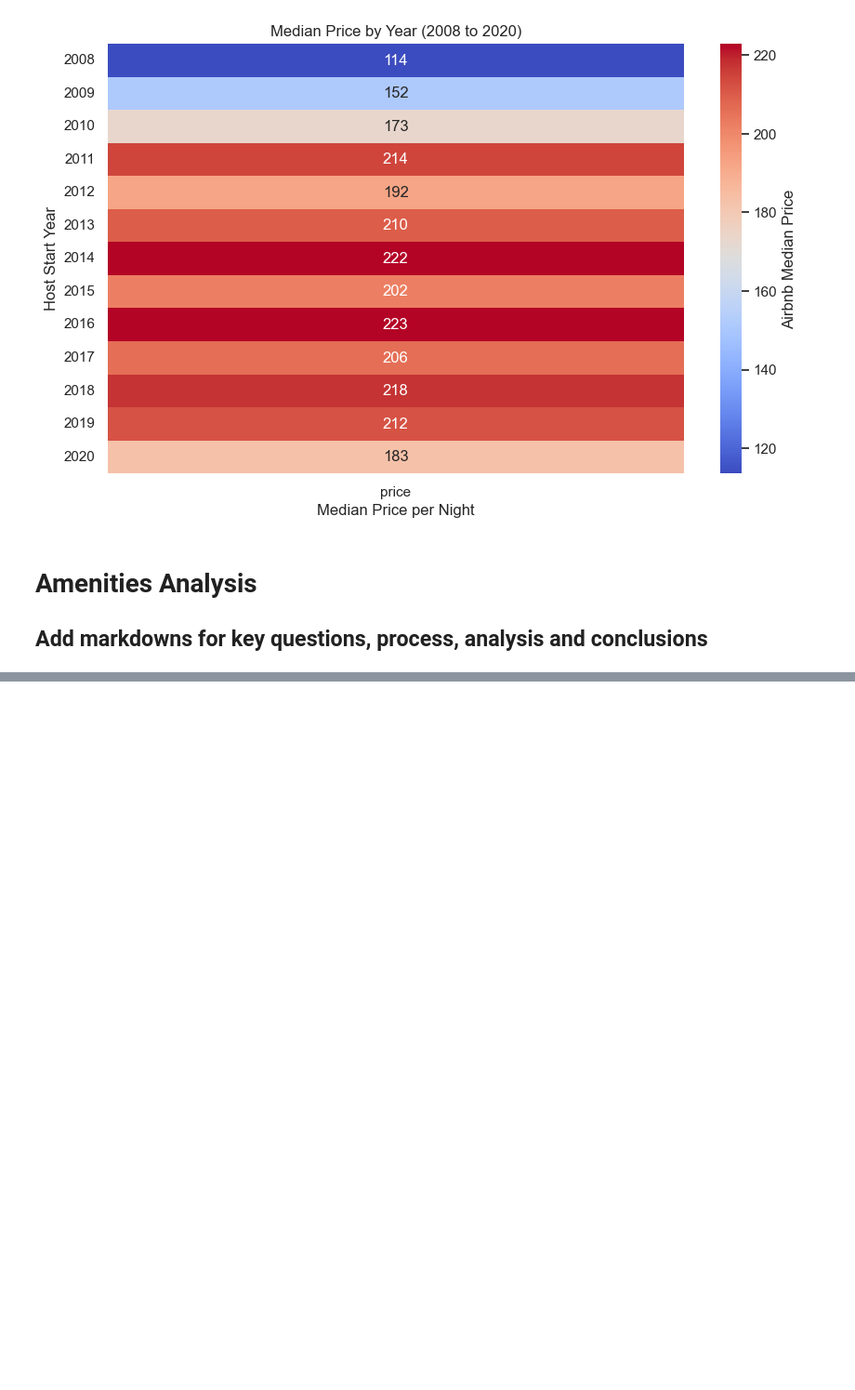
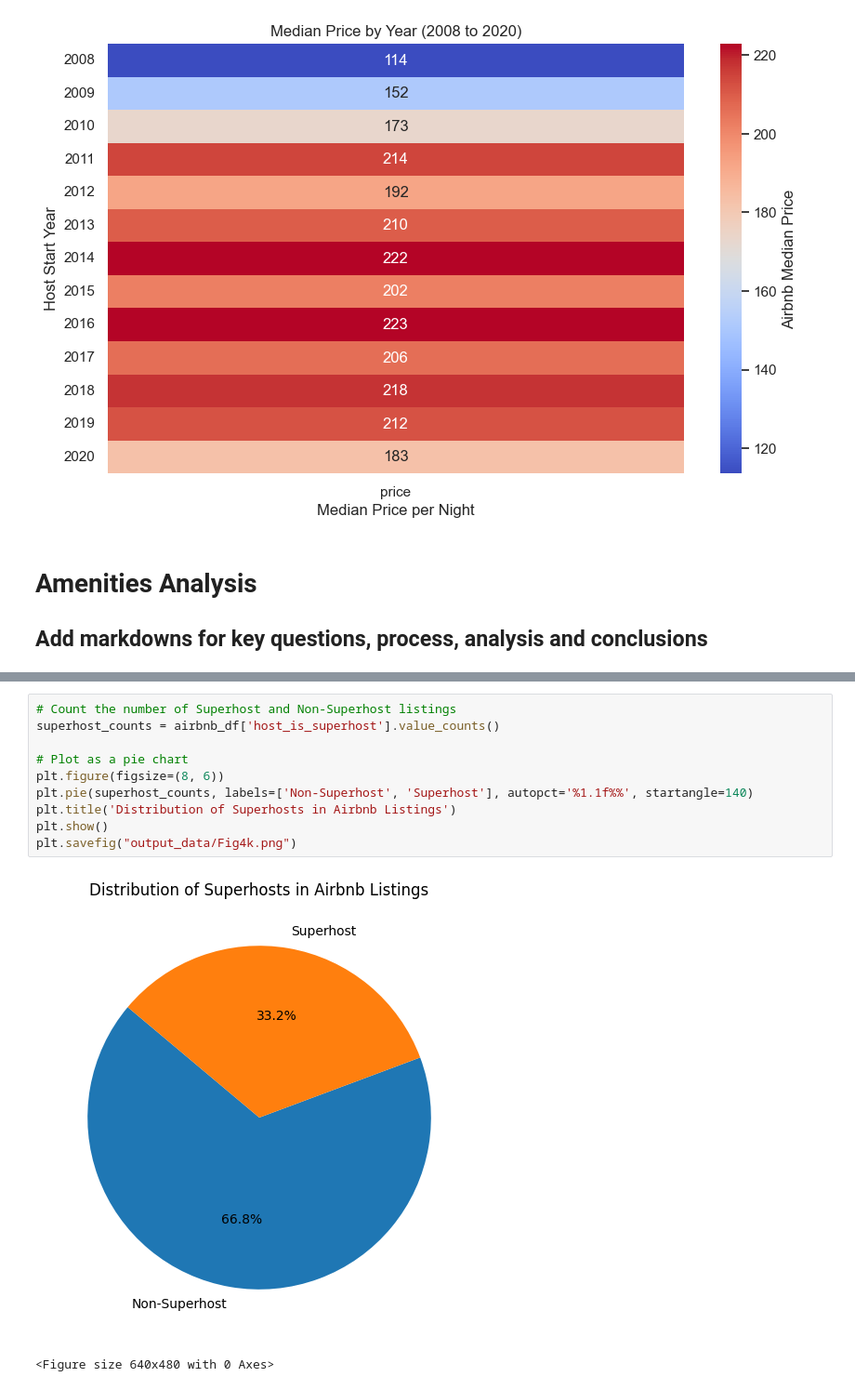
Before and after one commit to ngrief/data-class-project1, a Jupyter notebook: airbnb_final_analysis.ipynb, the cells around one changed output, grey strips where cells are left out. Shown at 93% size. Saved outputs shown, nothing was run; the diff lists cells and outputs as text; blank space fills up the shorter version.

```diff
--- a/airbnb_final_analysis.ipynb
+++ b/airbnb_final_analysis.ipynb
@@ -718,0 +1085,13 @@ plt.savefig("output_data/Fig3e.png")
+# %%
+# Count the number of Superhost and Non-Superhost listings
+superhost_counts = airbnb_df['host_is_superhost'].value_counts()
+
+# Plot as a pie chart
+plt.figure(figsize=(8, 6))
+plt.pie(superhost_counts, labels=['Non-Superhost', 'Superhost'], autopct='%1.1f%%', startangle=140)
+plt.title('Distribution of Superhosts in Airbnb Listings')
+plt.show()
+plt.savefig("output_data/Fig4k.png")
+# %% [output]
+[figure, added]
+<Figure size 640x480 with 0 Axes>
```
Also changed, not shown: parts of 11 cells of this notebook, 1 other file.
